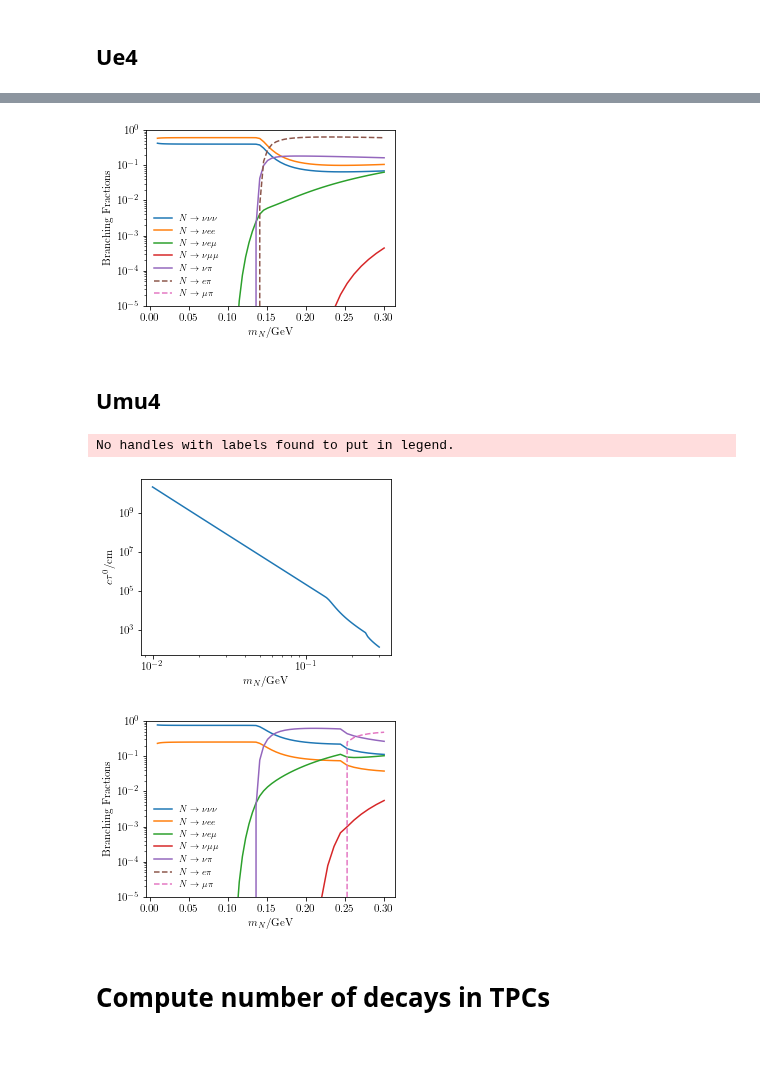
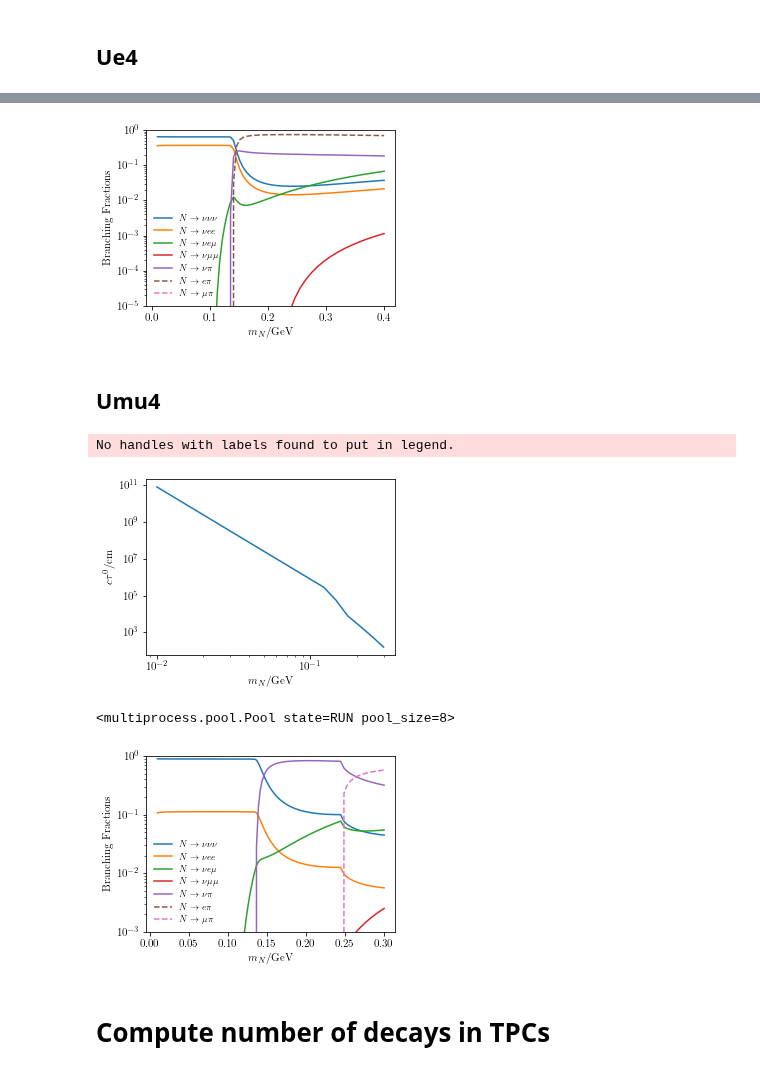
Before and after one commit to mhostert/HNL-DIF, a Jupyter notebook: compute_HNL_flux.ipynb, the cells around one changed output, grey strips where cells are left out. Saved outputs shown, nothing was run; the diff lists cells and outputs as text; code cells hidden in the pictures.

```diff
--- a/compute_HNL_flux.ipynb
+++ b/compute_HNL_flux.ipynb
@@ -140,6 +141,6 @@ No handles with labels found to put in legend.
 # %%
 # Compute all the decay rates and branching ratios
-M4=np.logspace(-2,np.log10(0.300),100)
+M4=np.logspace(-2,np.log10(0.4),100)
 USQR = 1e-2
 
 list_of_channels = ['nu_nu_nu','nu_e_e','nu_e_mu','nu_mu_mu','nu_pi','e_pi','mu_pi']
@@ -180,12 +181,12 @@ ax.legend(loc='lower left', frameon=False, ncol=1,fontsize=9)
 ax.patch.set_facecolor('None')
 fig.savefig("plots/Branching_ratios_e-only.png", dpi=400)
 # %% [output]
-[figure, old version]
+[figure, new version]
 # %% [markdown]
 ## Umu4
 # %%
 # Compute all the decay rates and branching ratios
-M4=np.logspace(-2,np.log10(0.300),100)
+M4=np.logspace(-2,np.log10(0.300),20)
 USQR = 1e-2
 ctaus=[]
 for j in range(len(M4)):
@@ -210,10 +211,14 @@ ax.patch.set_facecolor('None')
 fig.savefig("plots/lifetime_mu-only.png", dpi=400)
 # %% [output]
 No handles with labels found to put in legend.
-[figure, old version]
+[figure, new version]
 # %%
+tot_cores = mp.cpu_count()
+pool = Pool(tot_cores)
+############
+
 # Compute all the decay rates and branching ratios
-M4=np.logspace(-2,np.log10(0.300),100)
+M4=np.logspace(-2,np.log10(0.300),200)
 USQR = 1e-2
 
 list_of_channels = ['nu_nu_nu','nu_e_e','nu_e_mu','nu_mu_mu','nu_pi','e_pi','mu_pi']
@@ -224,60 +229,42 @@ for j in range(len(M4)):
     my_hnl.set_high_level_variables()
     my_hnl.compute_rates()
     for channel in list_of_channels:
-        # Compute all the decay rates and branching ratios
-M4=np.logspace(-2,np.log10(0.300),100)
-USQR = 1e-6
-ctaus=[]
-for j in range(len(M4)):
-    my_hnl = model.hnl_model(m4=M4[j], mixings=[0.0,np.sqrt(USQR), 0.0])
-    my_hnl.set_high_level_variables()
-    my_hnl.compute_rates()
-    ctaus.append(my_hnl.ctau0)
-ctaus=np.array(ctaus)
-
-fig = plt.figure()
-ax = fig.add_axes(plot_style.axes_form)
-
-ax.plot(M4,ctaus)
-
-ax.set_xlabel(r"$m_N$/GeV")
-ax.set_ylabel(r"$c\tau^0/$cm")
-ax.set_xscale('log')
-ax.set_yscale('log')
-# ax.set_ylim(1e-5,1)
-ax.legend(loc='lower left', frameon=False, ncol=1,fontsize=9)
-ax.patch.set_facecolor('None')
-fig.savefig("plots/lifetime_mu-only.png", dpi=400)
         i = list_of_channels.index(channel)
 
         if channel in my_hnl.brs:
             all_brs[i,j] = my_hnl.brs[channel]
         else:
             all_brs[i,j] = 0.0
+
+############
+pool.terminate()
+pool.restart()
+# %% [output]
+<multiprocess.pool.Pool state=RUN pool_size=8>
 # %%
 fig = plt.figure()
 ax = fig.add_axes(plot_style.axes_form)
 
 for channel in list_of_channels:
     i = list_of_channels.index(channel)
     label=f'$N\\to {channel}$'.replace("_", " ").replace("nu", '\\nu').replace("mu", '\\mu').replace("pi", '\\pi')
 
     if channel[:2] != "nu":
         s='--'
     else:
         s='-'
 
     ax.plot(M4, all_brs[i,:], label=label, linestyle=s)
 
 ax.set_xlabel(r"$m_N$/GeV")
 ax.set_ylabel(r"Branching Fractions")
 ax.set_yscale('log')
-ax.set_ylim(1e-5,1)
+ax.set_ylim(1e-3,1)
 ax.legend(loc='lower left', frameon=False, ncol=1,fontsize=9)
 ax.patch.set_facecolor('None')
 fig.savefig("plots/Branching_ratios_mu-only.png", dpi=400)
 # %% [output]
-[figure, old version]
+[figure, new version]
 # %% [markdown]
 # Compute number of decays in TPCs
 # %%
```
Also changed, not shown: parts of 8 cells of this notebook, 11 other files.
